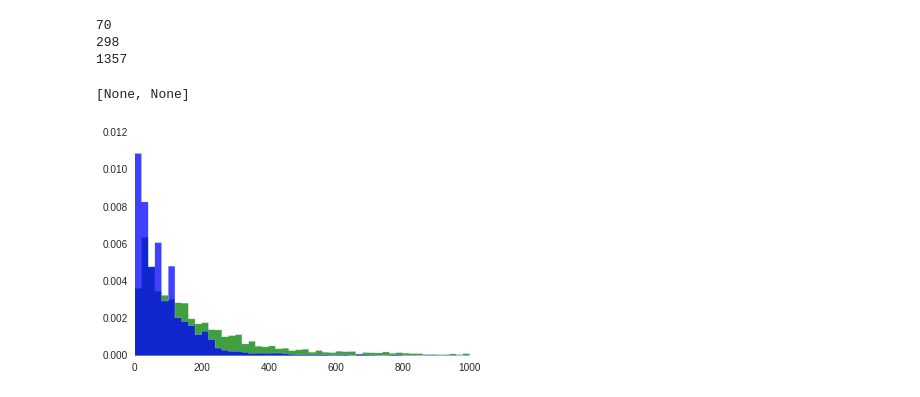
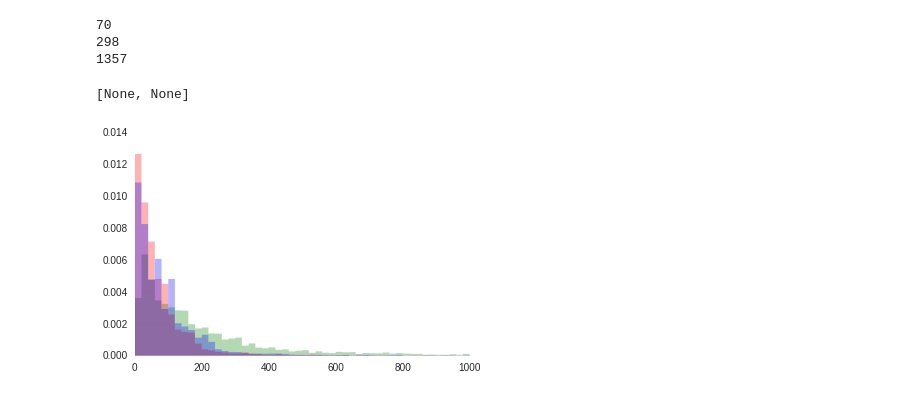
Before and after one commit to barhomi/qvm_udacity, a Jupyter notebook: lesson_3/medicare.ipynb, the cells around one changed output. Saved outputs shown, nothing was run; the diff lists cells and outputs as text; code cells hidden in the pictures.

```diff
--- a/lesson_3/medicare.ipynb
+++ b/lesson_3/medicare.ipynb
@@ -123,13 +125,16 @@ f2 = f_IL.average_Medicare_allowed_amt.values
 # %%
 n0, bins0, patches0=plt.hist(f0,50,normed=1, range=(0,1000),
                              histtype='stepfilled')
+n1, bins1, patches1=plt.hist(f1,50,normed=1, log=0,range=(0,1000),
+                             histtype='stepfilled')
 n2, bins2, patches2=plt.hist(f2,50,normed=1, range=(0,1000),
                              histtype='stepfilled')
-plt.setp(patches0, 'facecolor', 'g', 'alpha', 0.75)
-plt.setp(patches2, 'facecolor', 'b', 'alpha', 0.75)
+plt.setp(patches0, 'facecolor', 'g', 'alpha', 0.3)
+plt.setp(patches1, 'facecolor', 'r', 'alpha', 0.3)
+plt.setp(patches2, 'facecolor', 'b', 'alpha', 0.3)
 # %% [output]
 [None, None]
-[figure, old version]
+[figure, new version]
 # %%
 n0, bins0, patches0=plt.hist(f0,50,normed=1, log=0,range=(0,1000),
                              histtype='stepfilled')
```
Also changed, not shown: parts of 24 cells of this notebook, 1 other file.
